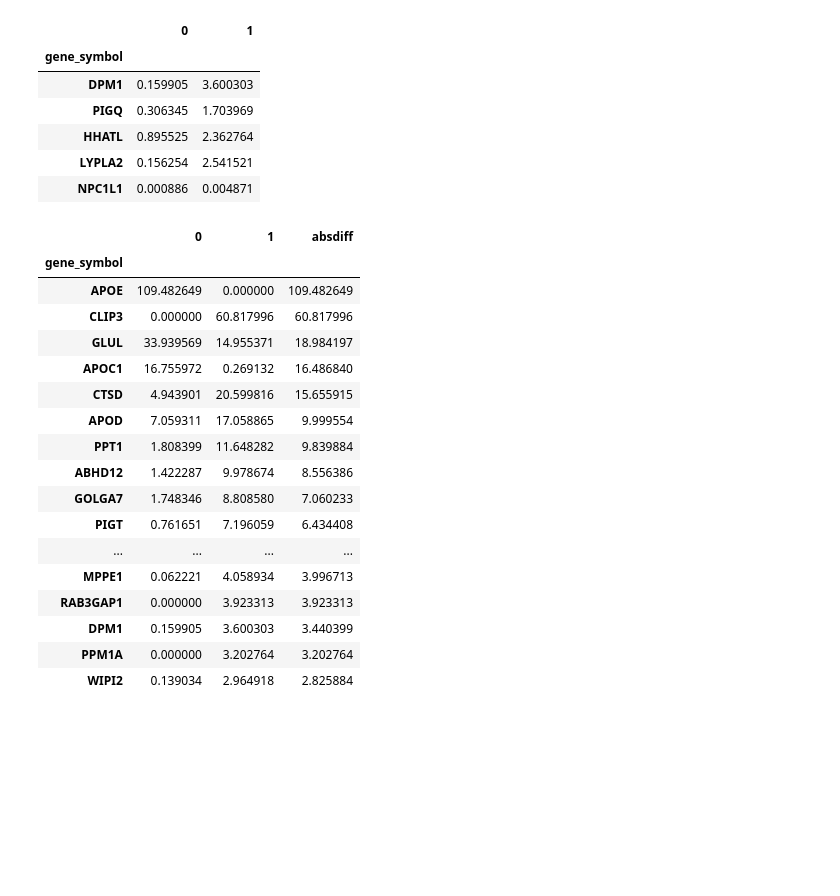
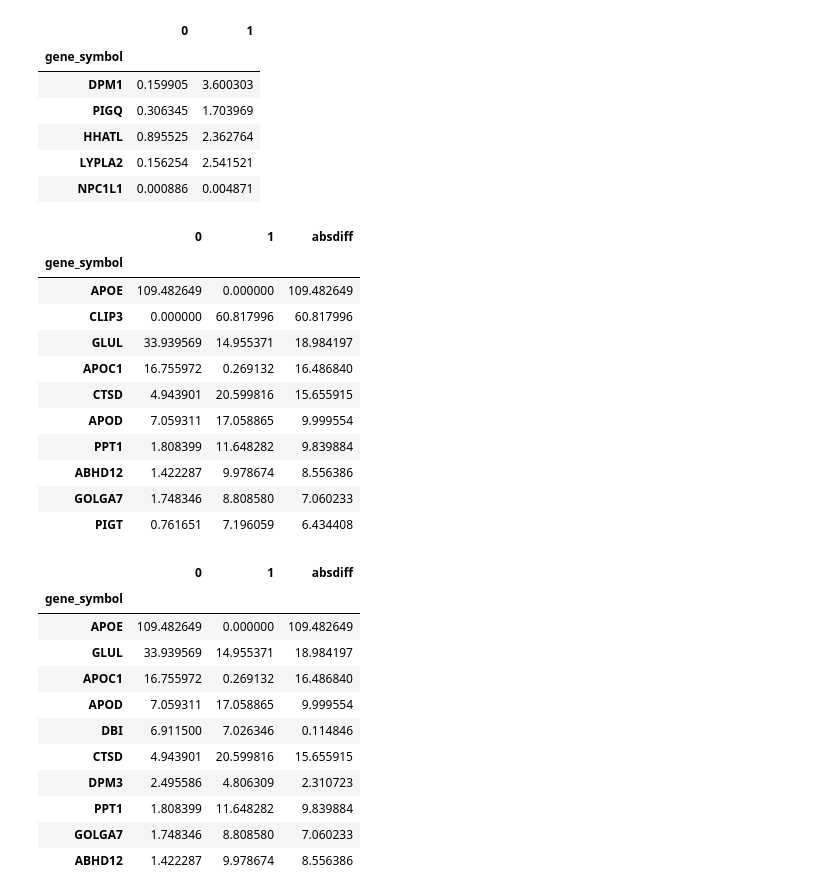
Before and after one commit to AkivaAK/neurodevelopmental-clustering-of-gene-expression, a Jupyter notebook: brainlipo1.ipynb, the cells around one changed output. Saved outputs shown, nothing was run; the diff lists cells and outputs as text; code cells hidden in the pictures; blank space fills up the shorter version.

```diff
--- a/brainlipo1.ipynb
+++ b/brainlipo1.ipynb
@@ -174,26 +178,36 @@ W.head()
 # %%
 W['absdiff']=abs(W[0]-W[1])
 W=W.sort_values('absdiff', ascending=False)
-W.head(20)
+W.head(10)
 # %% [output]
 |  | 0 | 1 | absdiff |
 | gene_symbol |  |  |  |
 | APOE | 109.482649 | 0.000000 | 109.482649 |
 | CLIP3 | 0.000000 | 60.817996 | 60.817996 |
 | GLUL | 33.939569 | 14.955371 | 18.984197 |
 | APOC1 | 16.755972 | 0.269132 | 16.486840 |
 | CTSD | 4.943901 | 20.599816 | 15.655915 |
 | APOD | 7.059311 | 17.058865 | 9.999554 |
 | PPT1 | 1.808399 | 11.648282 | 9.839884 |
 | ABHD12 | 1.422287 | 9.978674 | 8.556386 |
 | GOLGA7 | 1.748346 | 8.808580 | 7.060233 |
 | PIGT | 0.761651 | 7.196059 | 6.434408 |
-| ... | ... | ... | ... |
-| MPPE1 | 0.062221 | 4.058934 | 3.996713 |
-| RAB3GAP1 | 0.000000 | 3.923313 | 3.923313 |
-| DPM1 | 0.159905 | 3.600303 | 3.440399 |
-| PPM1A | 0.000000 | 3.202764 | 3.202764 |
-| WIPI2 | 0.139034 | 2.964918 | 2.825884 |
+# %%
+W=W.sort_values(0, ascending=False)
+W.head(10)
+# %% [output]
+|  | 0 | 1 | absdiff |
+| gene_symbol |  |  |  |
+| APOE | 109.482649 | 0.000000 | 109.482649 |
+| GLUL | 33.939569 | 14.955371 | 18.984197 |
+| APOC1 | 16.755972 | 0.269132 | 16.486840 |
+| APOD | 7.059311 | 17.058865 | 9.999554 |
+| DBI | 6.911500 | 7.026346 | 0.114846 |
+| CTSD | 4.943901 | 20.599816 | 15.655915 |
+| DPM3 | 2.495586 | 4.806309 | 2.310723 |
+| PPT1 | 1.808399 | 11.648282 | 9.839884 |
+| GOLGA7 | 1.748346 | 8.808580 | 7.060233 |
+| ABHD12 | 1.422287 | 9.978674 | 8.556386 |
 # %%
 for x in range(10):
     print(gene_df.columns[x],H[[0,1],x].tolist())
```
Also changed, not shown: parts of 27 cells of this notebook.
